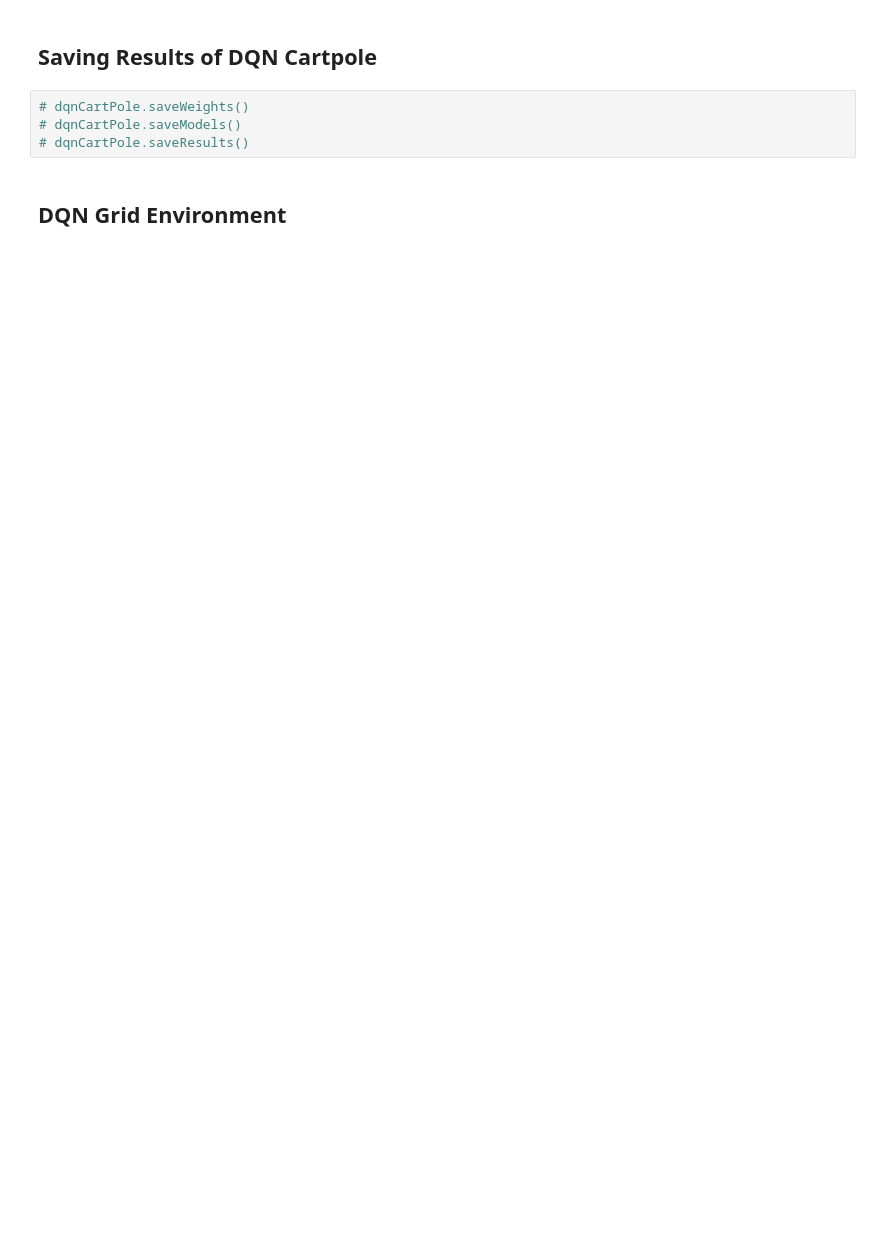
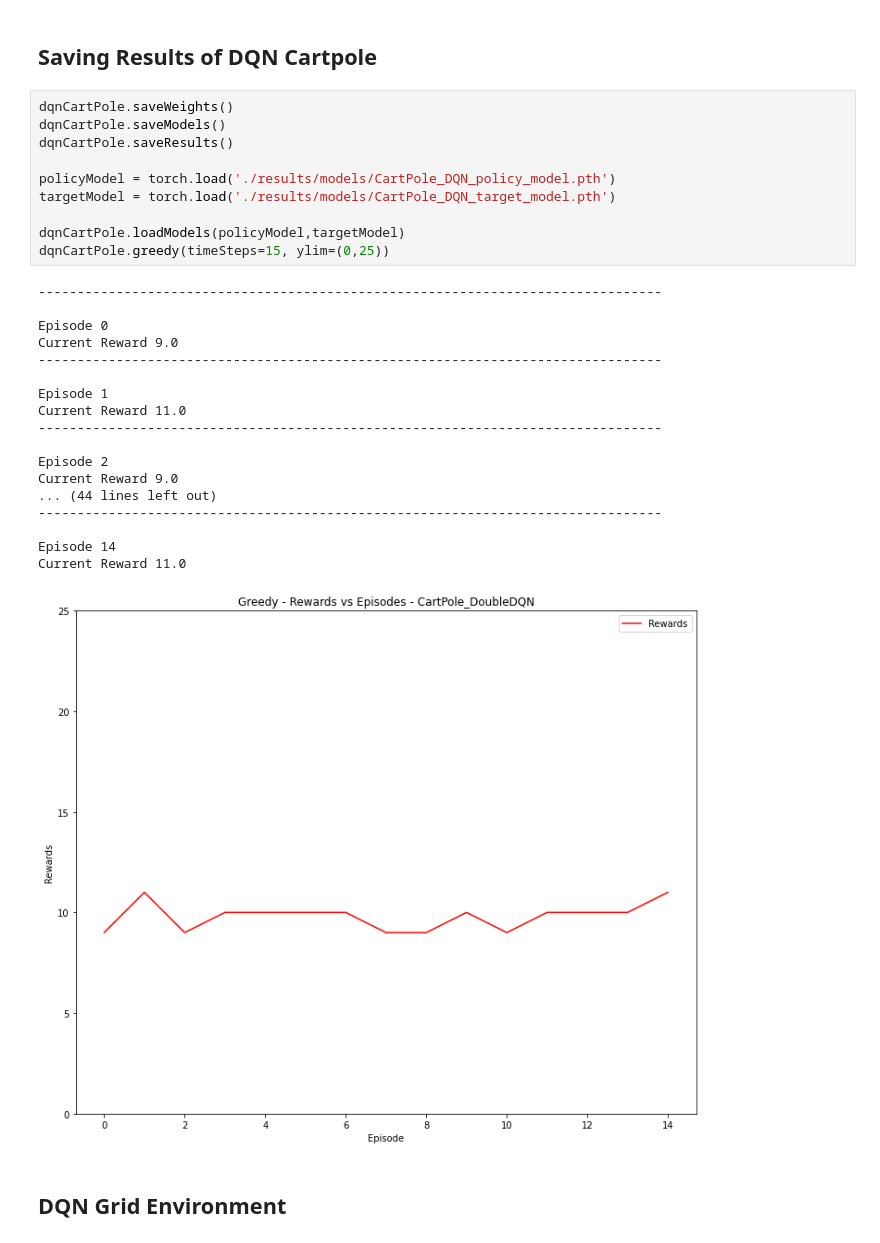
Before and after one commit to Pranomvignesh/UB_CSE546_RL_Assignment_2, a Jupyter notebook: FinalRun.ipynb, the cells around one changed output. Cells and saved outputs as stored; diff of their text form; blank space fills up the shorter version.

```diff
--- a/FinalRun.ipynb
+++ b/FinalRun.ipynb
@@ -111,9 +65,34 @@ Current Reward 11.0
 # %% [markdown]
 ## Saving Results of DQN Cartpole
 # %%
-# dqnCartPole.saveWeights()
-# dqnCartPole.saveModels()
-# dqnCartPole.saveResults()
+dqnCartPole.saveWeights()
+dqnCartPole.saveModels()
+dqnCartPole.saveResults()
+
+policyModel = torch.load('./results/models/CartPole_DQN_policy_model.pth')
+targetModel = torch.load('./results/models/CartPole_DQN_target_model.pth')
+
+dqnCartPole.loadModels(policyModel,targetModel)
+dqnCartPole.greedy(timeSteps=15, ylim=(0,25))
+# %% [output]
+--------------------------------------------------------------------------------
+
+Episode 0
+Current Reward 9.0
+--------------------------------------------------------------------------------
+
+Episode 1
+Current Reward 11.0
+--------------------------------------------------------------------------------
+
+Episode 2
+Current Reward 9.0
+... (44 lines left out)
+--------------------------------------------------------------------------------
+
+Episode 14
+Current Reward 11.0
+[figure, added]
 # %% [markdown]
 ## DQN Grid Environment
 # %%
```
Also changed, not shown: parts of 11 cells of this notebook, 13 other files.
